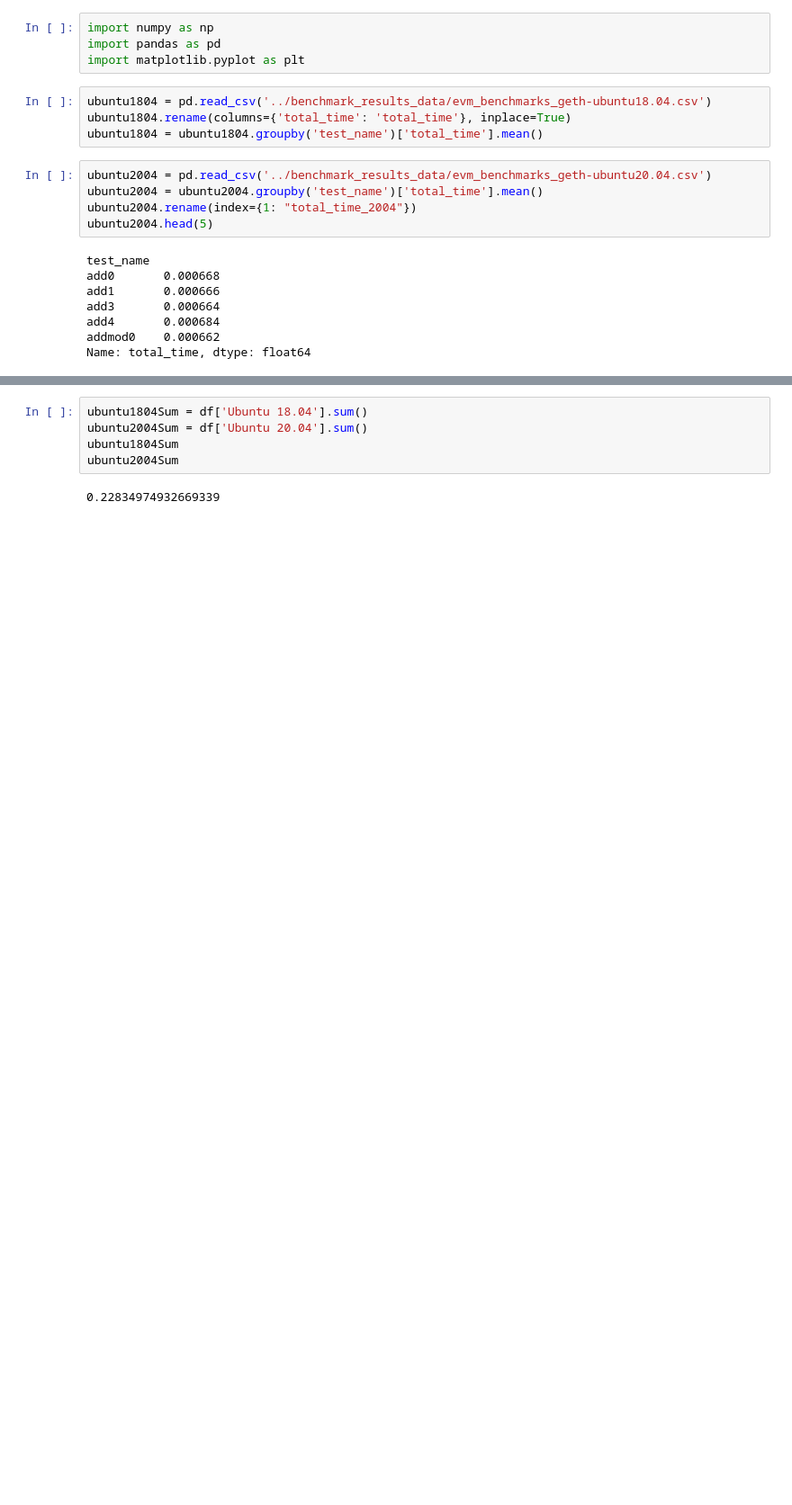
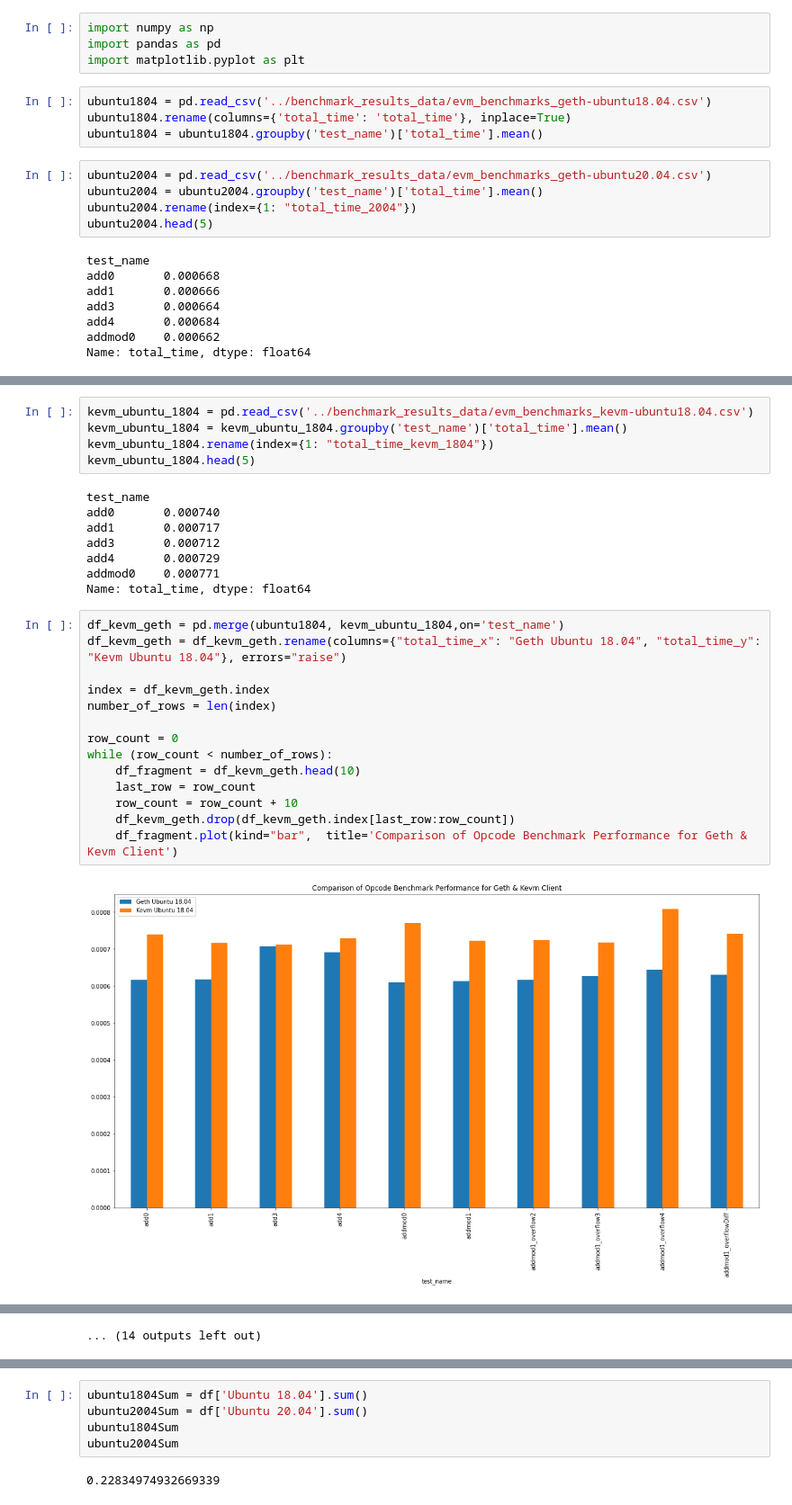
Before and after one commit to ChrisPaulDillon/SmartContractBenchmarking, a Jupyter notebook: notebooks/benchmark-analysis.ipynb, the cells around one changed output, grey strips where cells are left out. Shown at 90% size. Drawn from its saved outputs; the diff is of its cells as text; blank space fills up the shorter version.

Commit message:
Added results for kevm & geth comparison

```diff
--- a/notebooks/benchmark-analysis.ipynb
+++ b/notebooks/benchmark-analysis.ipynb
@@ -33,3 +32,32 @@ add3       0.000702
 add4       0.000713
 addmod0    0.000708
 Name: total_time, dtype: float64
+# %%
+kevm_ubuntu_1804 = pd.read_csv('../benchmark_results_data/evm_benchmarks_kevm-ubuntu18.04.csv')
+kevm_ubuntu_1804 = kevm_ubuntu_1804.groupby('test_name')['total_time'].mean()
+kevm_ubuntu_1804.rename(index={1: "total_time_kevm_1804"})
+kevm_ubuntu_1804.head(5)
+# %% [output]
+test_name
+add0       0.000740
+add1       0.000717
+add3       0.000712
+add4       0.000729
+addmod0    0.000771
+Name: total_time, dtype: float64
+# %%
+df_kevm_geth = pd.merge(ubuntu1804, kevm_ubuntu_1804,on='test_name')
+df_kevm_geth = df_kevm_geth.rename(columns={"total_time_x": "Geth Ubuntu 18.04", "total_time_y": "Kevm Ubuntu 18.04"}, errors="raise")
+
+index = df_kevm_geth.index
+number_of_rows = len(index)
+
+row_count = 0
+while (row_count < number_of_rows):
+    df_fragment = df_kevm_geth.head(10)
+    last_row = row_count
+    row_count = row_count + 10
+    df_kevm_geth.drop(df_kevm_geth.index[last_row:row_count])
+    df_fragment.plot(kind="bar",  title='Comparison of Opcode Benchmark Performance for Geth & Kevm Client')
+# %% [output]
+[figure, added]
@@ -36,3 +75,4 @@ Name: total_time, dtype: float64
+... (14 outputs left out)
 # %%
 
 df = pd.merge(ubuntu1804, ubuntu2004,on='test_name')
```
Also changed, not shown: parts of 3 cells of this notebook.
